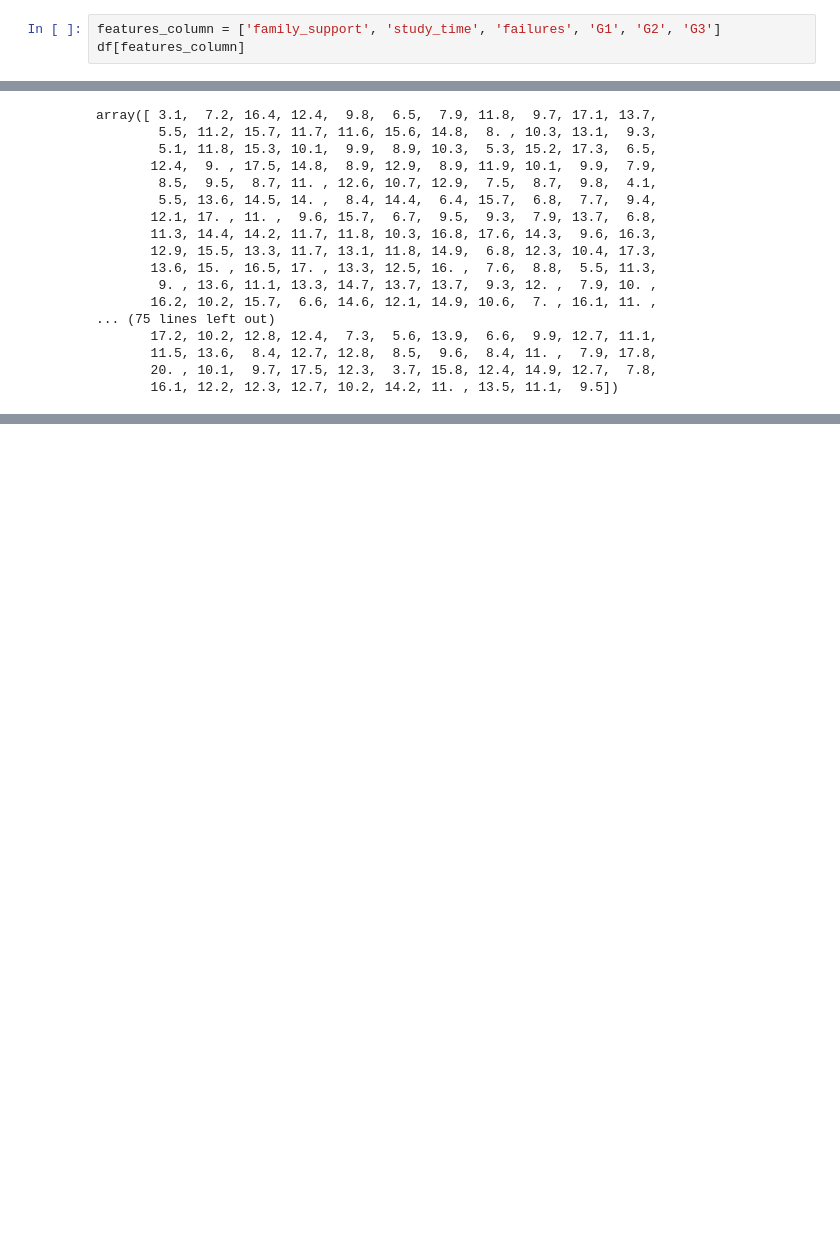
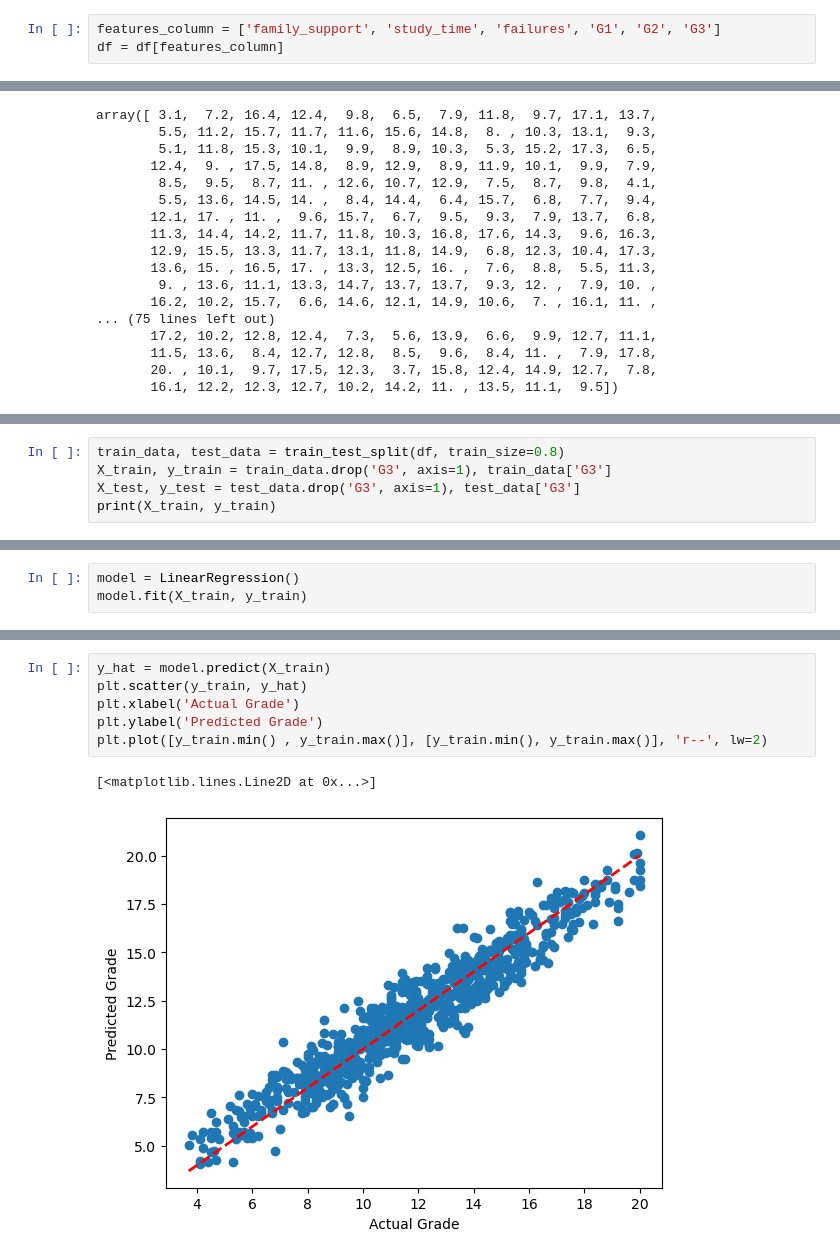
Before and after one commit to VetitK/Python2-Q1-25, a Jupyter notebook: python3-week1.ipynb, the cells around one changed output, grey strips where cells are left out. Drawn from its saved outputs; the diff is of its cells as text; blank space fills up the shorter version.

Commit message:
week 3 - linear regression final

```diff
--- a/python3-week1.ipynb
+++ b/python3-week1.ipynb
@@ -231,4 +231,4 @@ plt.show()
 1000 ตัว -> 80% train, 20% test
 # %%
 features_column = ['family_support', 'study_time', 'failures', 'G1', 'G2', 'G3']
-df[features_column]
+df = df[features_column]
@@ -271,0 +292,5 @@ array([ 3.1,  7.2, 16.4, 12.4,  9.8,  6.5,  7.9, 11.8,  9.7, 17.1, 13.7,
+# %%
+train_data, test_data = train_test_split(df, train_size=0.8)
+X_train, y_train = train_data.drop('G3', axis=1), train_data['G3']
+X_test, y_test = test_data.drop('G3', axis=1), test_data['G3']
+print(X_train, y_train)
@@ -271,0 +325,3 @@ array([ 3.1,  7.2, 16.4, 12.4,  9.8,  6.5,  7.9, 11.8,  9.7, 17.1, 13.7,
+# %%
+model = LinearRegression()
+model.fit(X_train, y_train)
@@ -271,0 +354,9 @@ array([ 3.1,  7.2, 16.4, 12.4,  9.8,  6.5,  7.9, 11.8,  9.7, 17.1, 13.7,
+# %%
+y_hat = model.predict(X_train)
+plt.scatter(y_train, y_hat)
+plt.xlabel('Actual Grade')
+plt.ylabel('Predicted Grade')
+plt.plot([y_train.min() , y_train.max()], [y_train.min(), y_train.max()], 'r--', lw=2)
+# %% [output]
+[<matplotlib.lines.Line2D at 0x...>]
+[figure, added]
```
Also changed, not shown: parts of 19 cells of this notebook.
